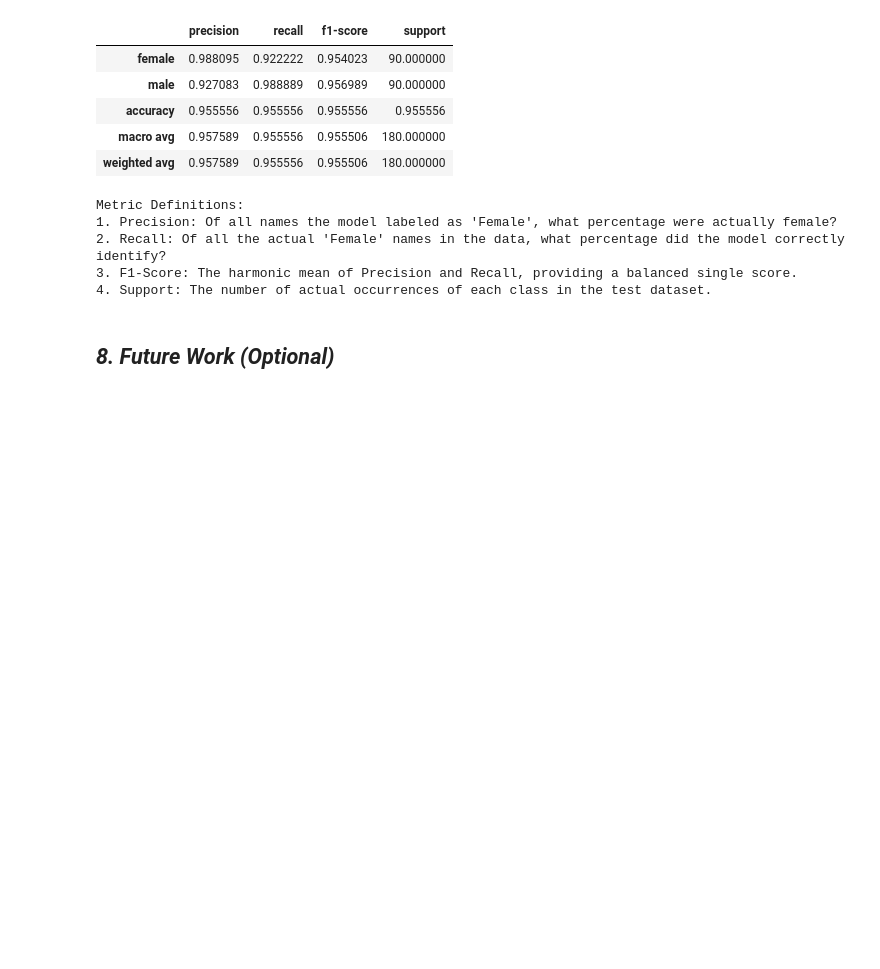
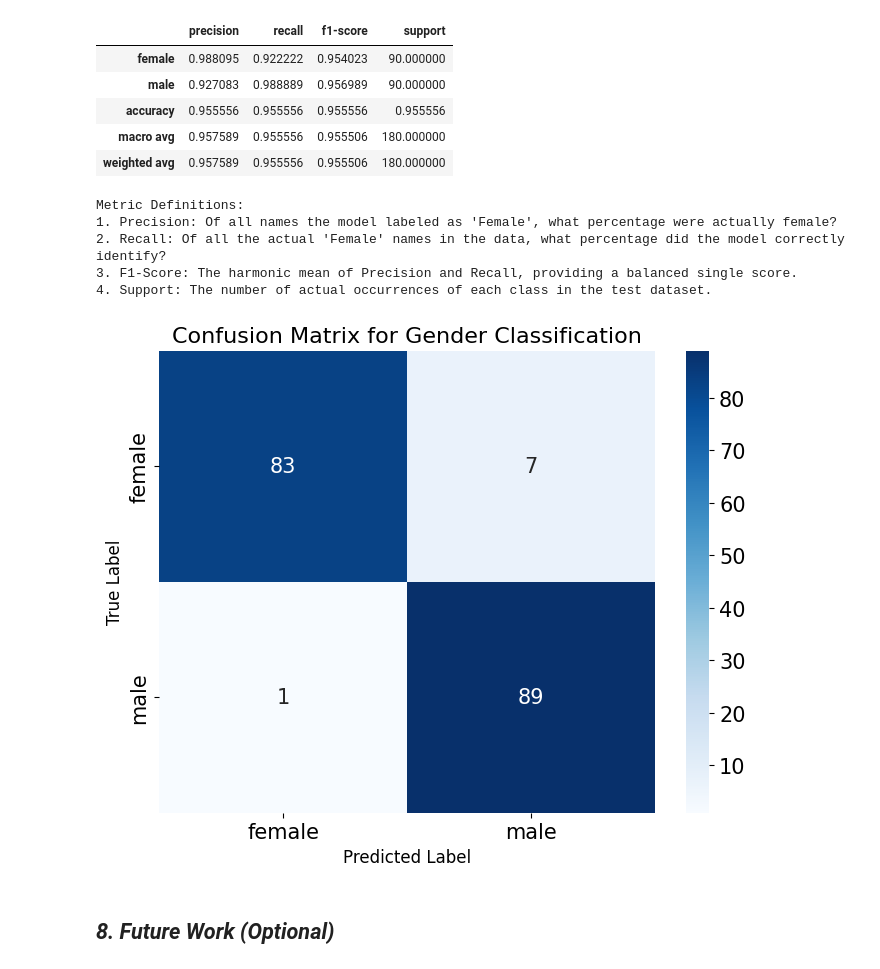
Before and after one commit to amol004/Voyage-Analytics-Integrating-MLOps-in-Travel, a Jupyter notebook: Capstone_Project_Productionization_of_ML_Systems.ipynb, the cells around one changed output. Drawn from its saved outputs; the diff is of its cells as text; code cells hidden in the pictures; blank space fills up the shorter version.

```diff
--- a/Capstone_Project_Productionization_of_ML_Systems.ipynb
+++ b/Capstone_Project_Productionization_of_ML_Systems.ipynb
@@ -1810,6 +1774,34 @@ Metric Definitions:
 2. Recall: Of all the actual 'Female' names in the data, what percentage did the model correctly identify?
 3. F1-Score: The harmonic mean of Precision and Recall, providing a balanced single score.
 4. Support: The number of actual occurrences of each class in the test dataset.
+# %%
+from sklearn.metrics import confusion_matrix
+import seaborn as sns
+import matplotlib.pyplot as plt
+
+# Get predictions for the test set using stored variables
+y_pred = results['classifier'].predict(results['X_test'])
+
+# Compute the confusion matrix
+cm = confusion_matrix(results['y_test'], y_pred)
+
+# Plotting the confusion matrix
+plt.figure(figsize=(8, 6))
+sns.heatmap(
+    cm,
+    annot=True,
+    fmt='d',
+    cmap='Blues',
+    xticklabels=results['label_encoder'].classes_,
+    yticklabels=results['label_encoder'].classes_
+)
+
+plt.title('Confusion Matrix for Gender Classification', fontsize=16)
+plt.xlabel('Predicted Label', fontsize=12)
+plt.ylabel('True Label', fontsize=12)
+plt.show()
+# %% [output]
+[figure, added]
 # %% [markdown]
 ## ***8.*** ***Future Work (Optional)***
 # %% [markdown]
```
Also changed, not shown: parts of 2 cells of this notebook.
